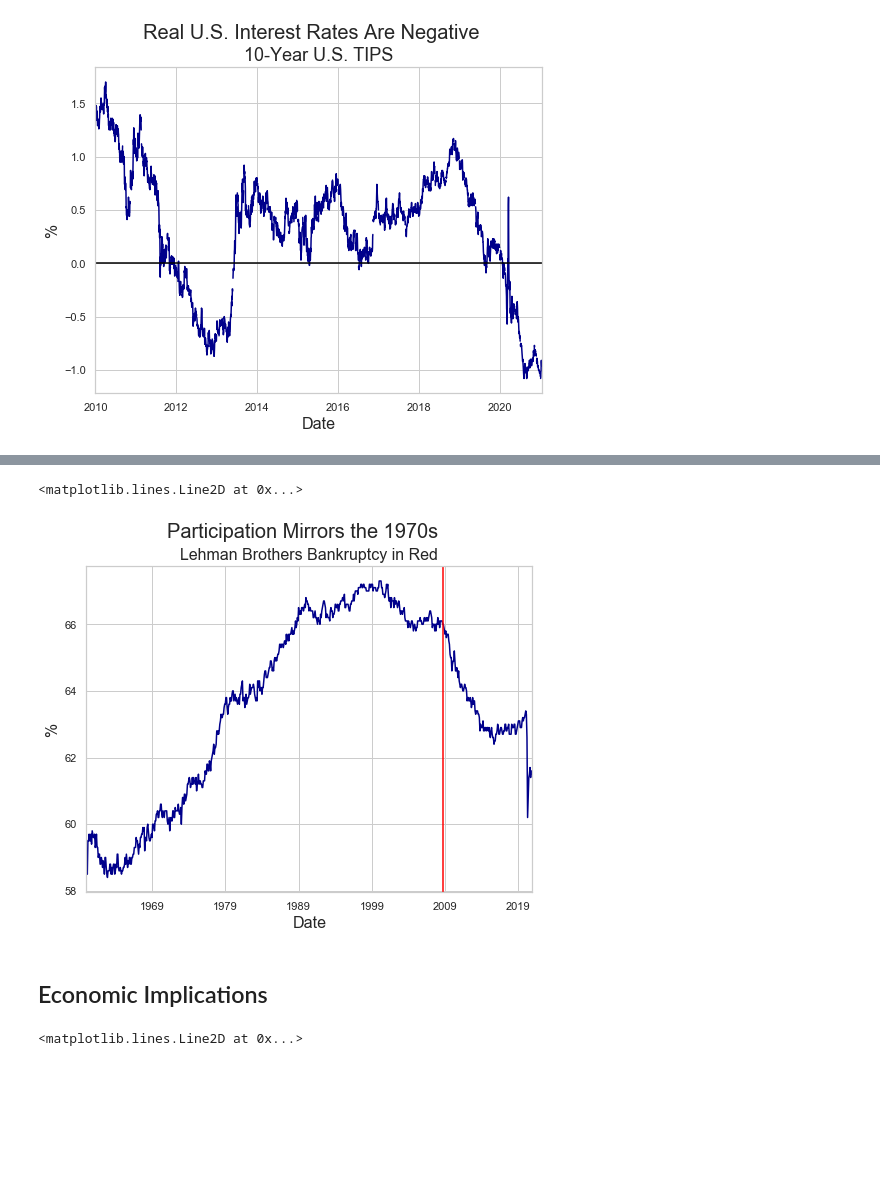
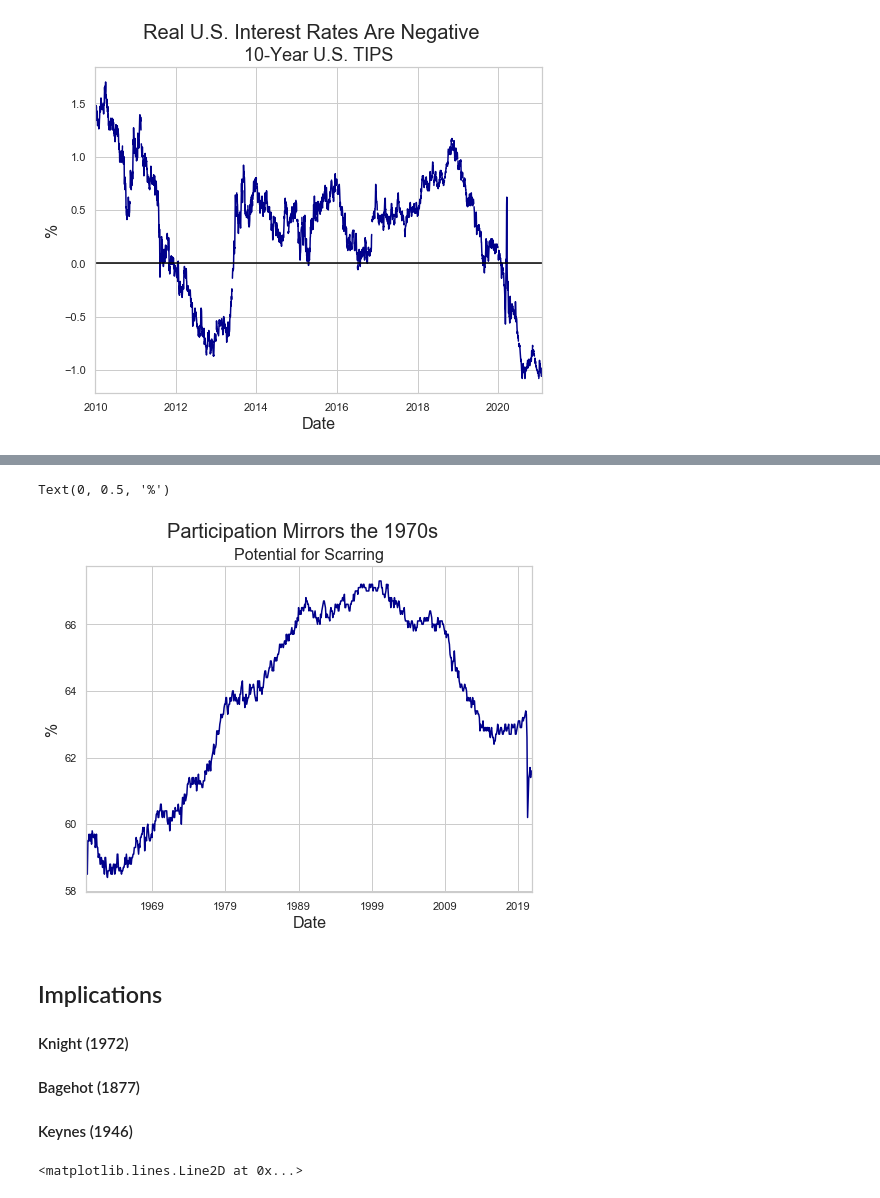
Before and after one commit to thsavage/Macro, a Jupyter notebook: Macroeconomics and Real Estate.ipynb, the cells around one changed output, grey strips where cells are left out. Saved outputs shown, nothing was run; the diff lists cells and outputs as text; code cells hidden in the pictures; blank space fills up the shorter version.

```diff
--- a/Macroeconomics and Real Estate.ipynb
+++ b/Macroeconomics and Real Estate.ipynb
@@ -230,16 +233,18 @@ plt.axvline(dt.datetime(2008, 9, 15), color="red")
 # %%
 lfpr = fred.get_series("CIVPART", observation_start='1960-01-01')
 lfpr.plot(color='darkblue', figsize=(8, 6))
 plt.suptitle('Participation Mirrors the 1970s', fontsize=20)
-plt.title('Lehman Brothers Bankruptcy in Red', fontsize=16)
+plt.title('Potential for Scarring', fontsize=16)
 plt.xlabel('Date', fontsize=16)
 plt.ylabel('%', fontsize=16)
-plt.axvline(dt.datetime(2008, 9, 15), color="red")
 # %% [output]
-<matplotlib.lines.Line2D at 0x...>
+Text(0, 0.5, '%')
-[figure, old version]
+[figure, new version]
-# %% [markdown]
-## Economic Implications
+# %% [markdown]
+## Implications
+#### Knight (1972)
+#### Bagehot (1877)
+#### Keynes (1946)
 # %%
 cash = fred.get_series("MMMFFAQ027S", observation_start='1990-01-01')
 cash.plot(color='darkblue', figsize=(8, 6))
```
Also changed, not shown: parts of 19 cells of this notebook.
